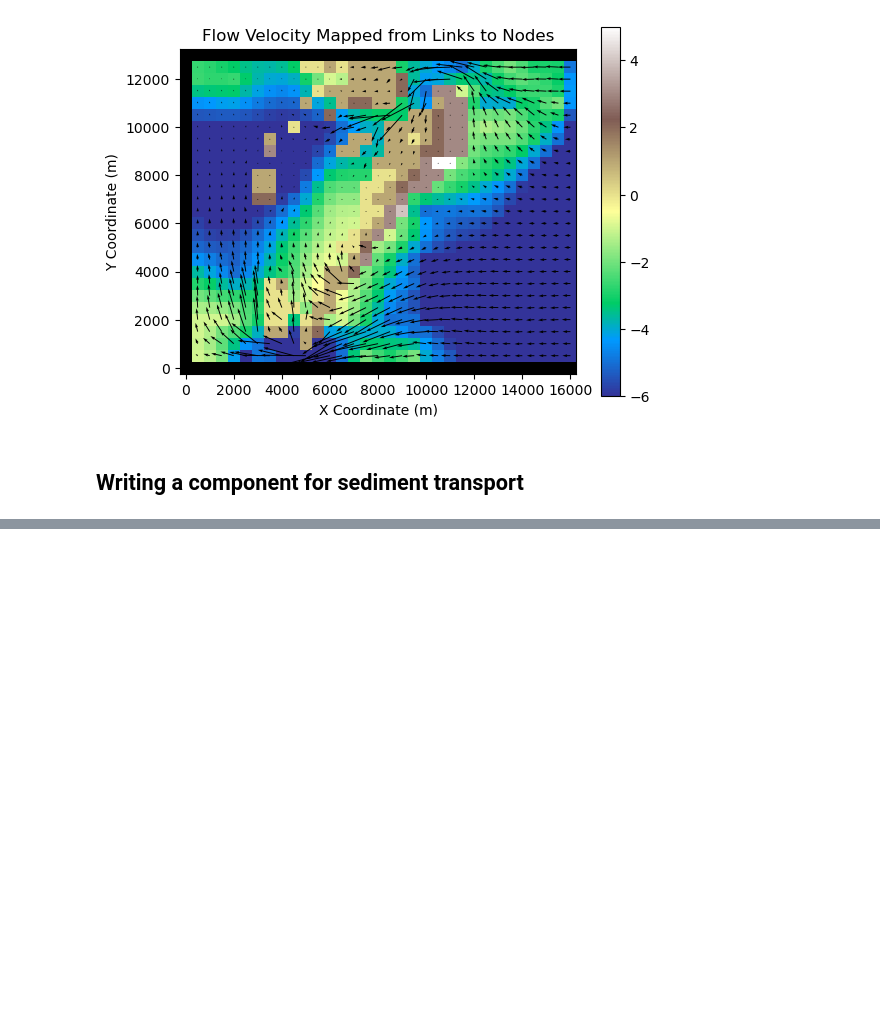
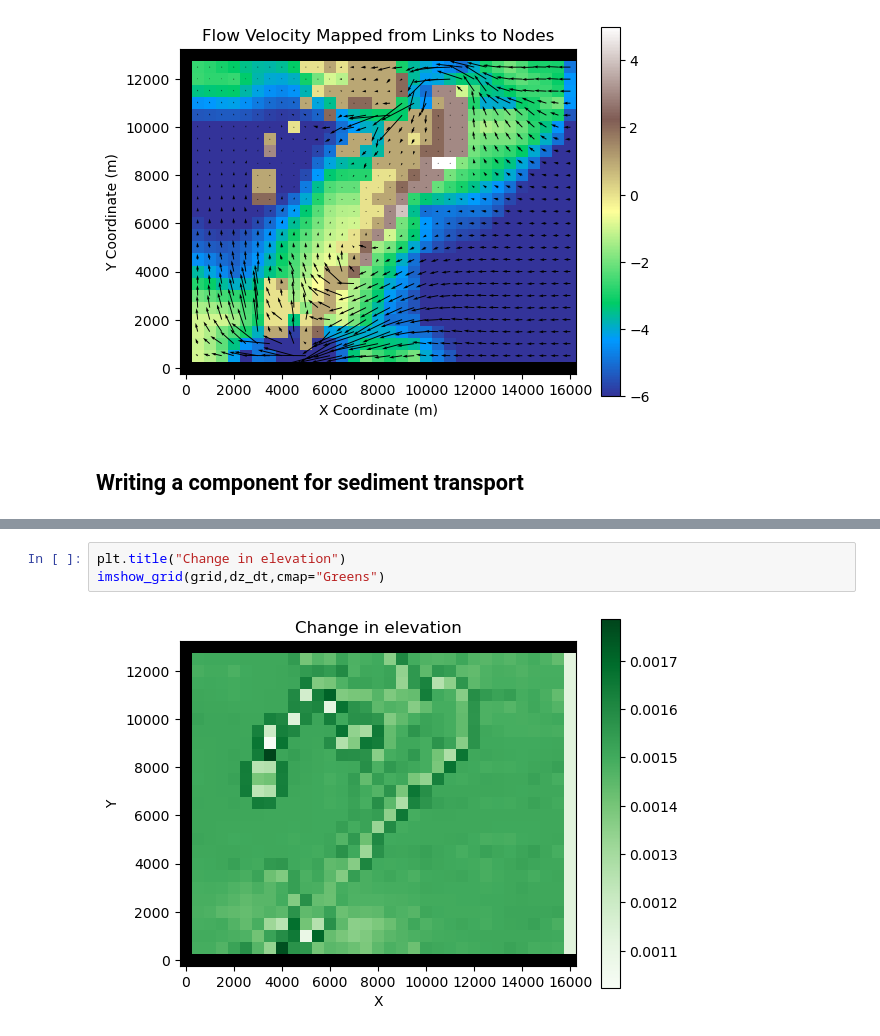
Before and after one commit to csdms-espin/2026_tidal_sed, a Jupyter notebook: Coastal_Tidal_Flood.ipynb, the cells around one changed output, grey strips where cells are left out. Drawn from its saved outputs; the diff is of its cells as text; blank space fills up the shorter version.

```diff
--- a/Coastal_Tidal_Flood.ipynb
+++ b/Coastal_Tidal_Flood.ipynb
@@ -228,0 +246,5 @@ landlab.grid.raster.RasterModelGrid
+# %%
+plt.title("Change in elevation")
+imshow_grid(grid,dz_dt,cmap="Greens")
+# %% [output]
+[figure, added]
```
Also changed, not shown: parts of 5 cells of this notebook.
